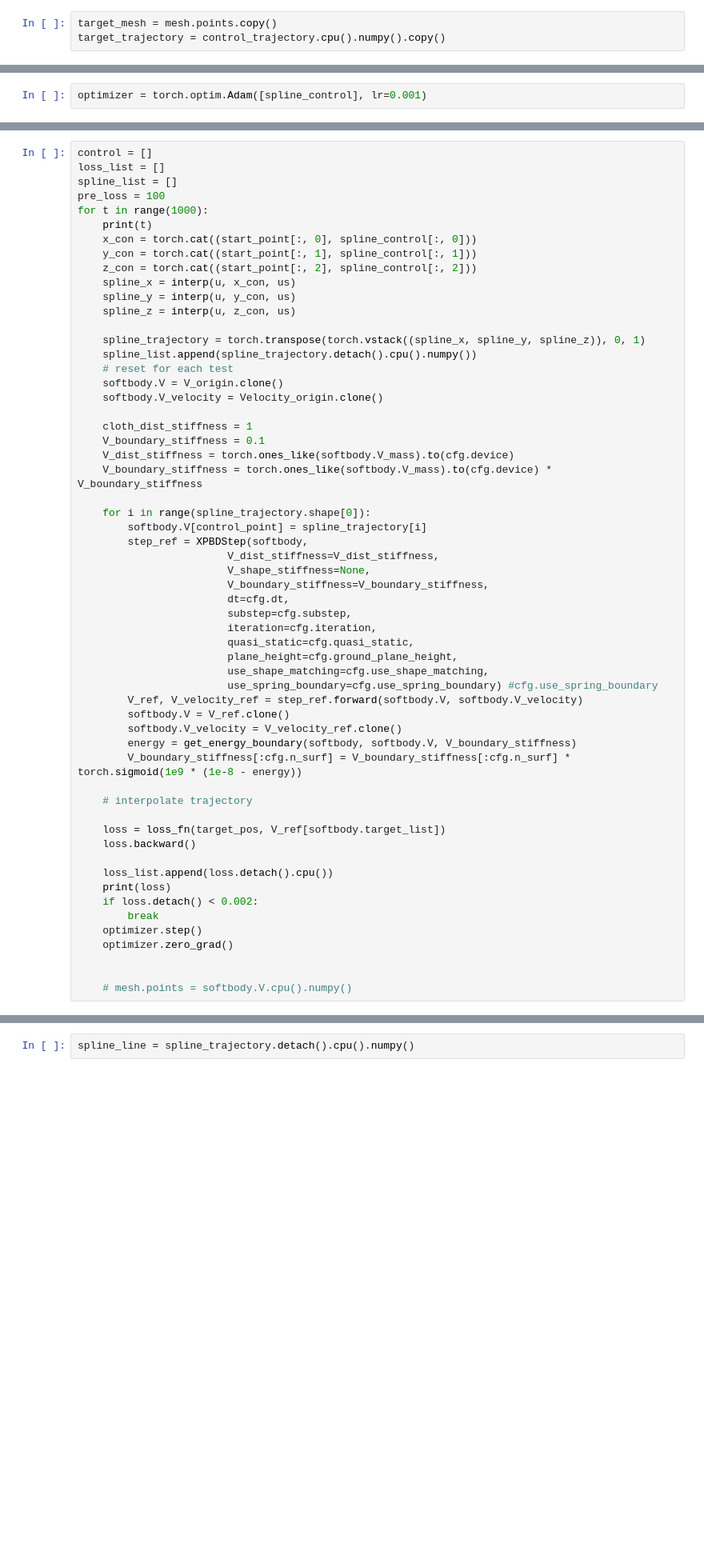
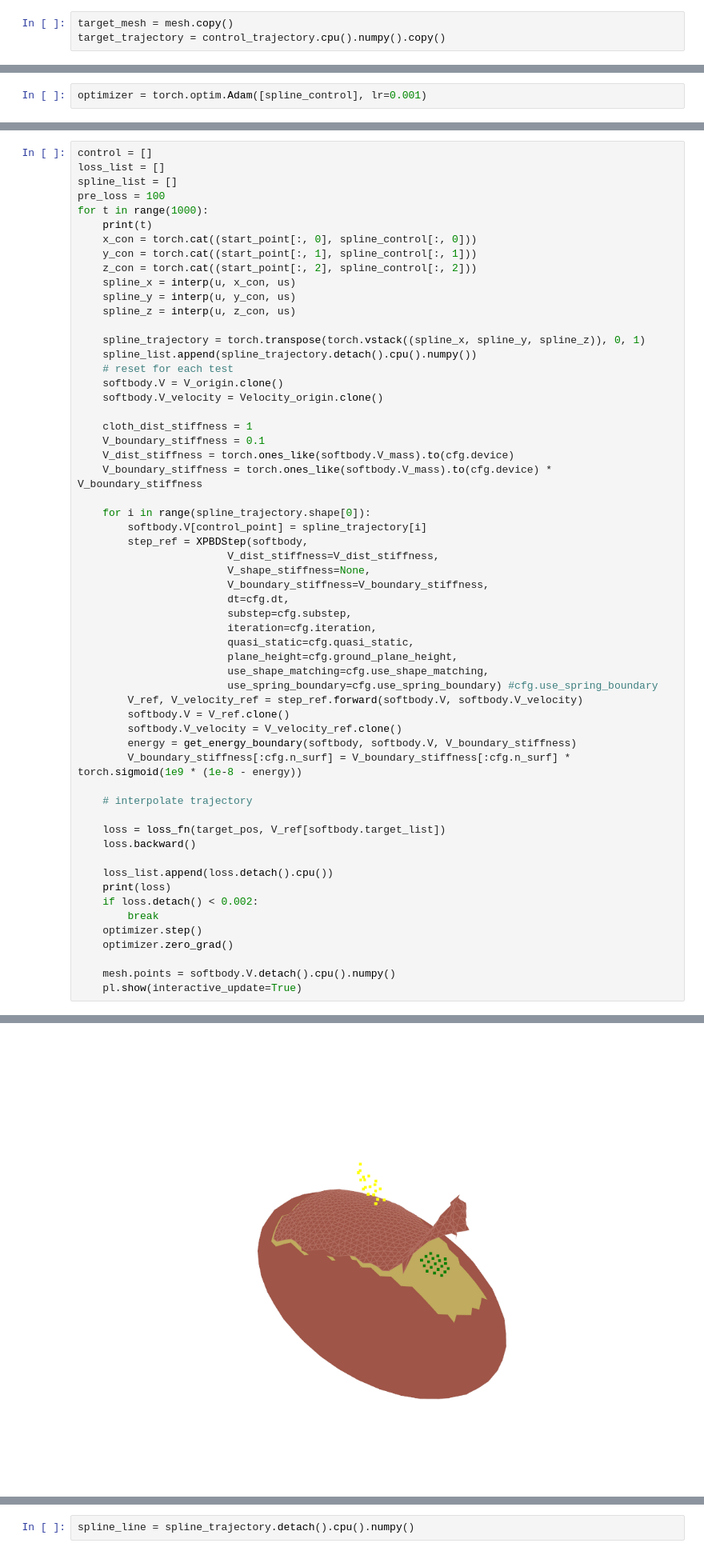
Before and after one commit to ZYCRC/Simulation-learing, a Jupyter notebook: PBD_peel/position_based_optimization_spline_multipoint.ipynb, the cells around one changed output, grey strips where cells are left out. Shown at 80% size. Drawn from its saved outputs; the diff is of its cells as text; blank space fills up the shorter version.

```diff
--- a/PBD_peel/position_based_optimization_spline_multipoint.ipynb
+++ b/PBD_peel/position_based_optimization_spline_multipoint.ipynb
@@ -160,7 +160,7 @@ plt.show()
 # %% [output]
 [figure]
 # %%
-target_mesh = mesh.points.copy()
+target_mesh = mesh.copy()
 target_trajectory = control_trajectory.cpu().numpy().copy()
 # %%
 target_pos = softbody.V[softbody.target_list].clone()
@@ -348,7 +396,7 @@ for t in range(1000):
     optimizer.step()
     optimizer.zero_grad()
 
-
-    # mesh.points = softbody.V.cpu().numpy()
+    mesh.points = softbody.V.detach().cpu().numpy()
+    pl.show(interactive_update=True)
 # %% [output]
 0
@@ -370,0 +408 @@ tensor(0.0017, device='cuda:0', grad_fn=<LinalgVectorNormBackward0>)
+[figure, added]
```
Also changed, not shown: parts of 14 cells of this notebook, 1 other file.
